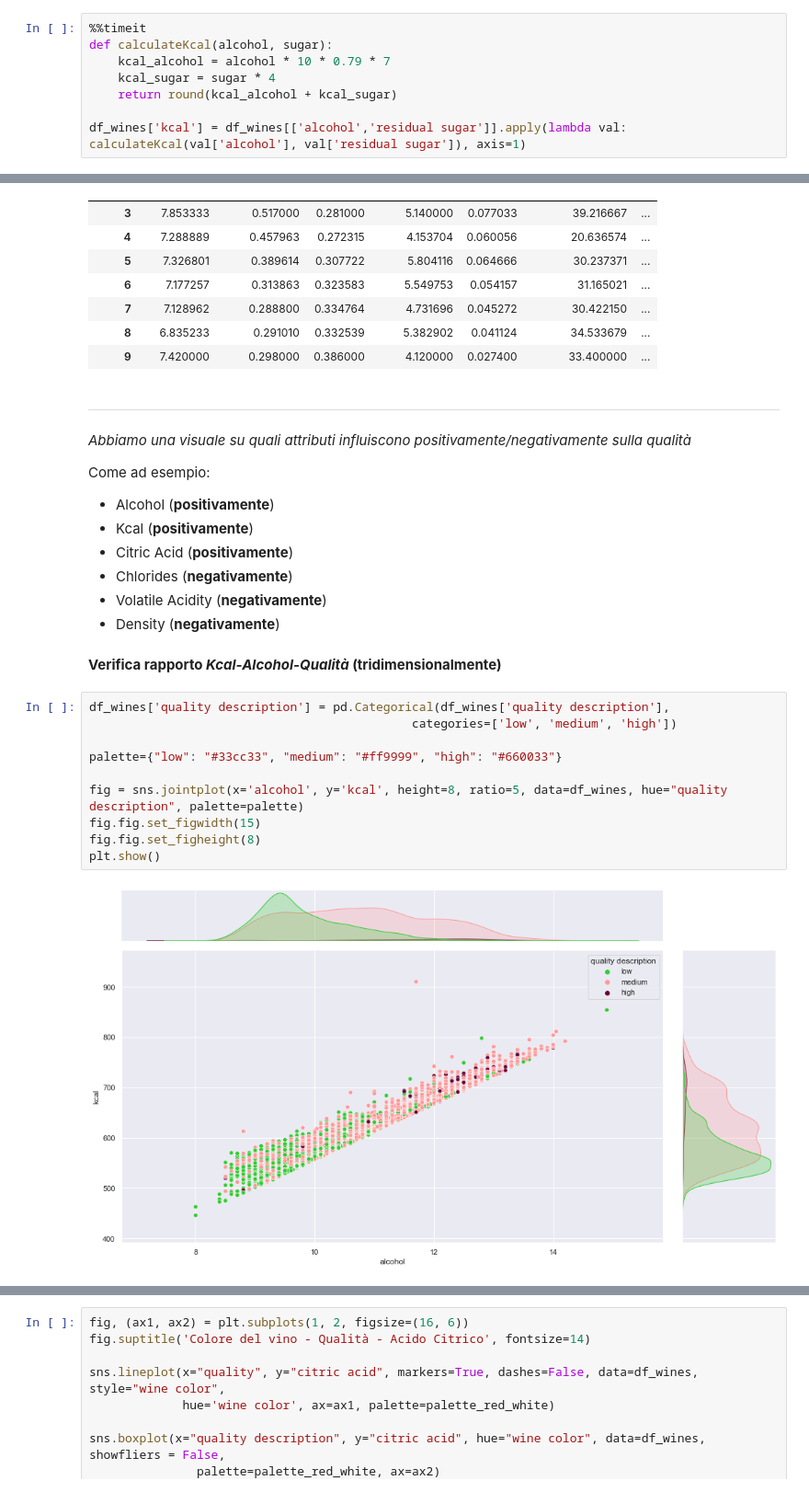
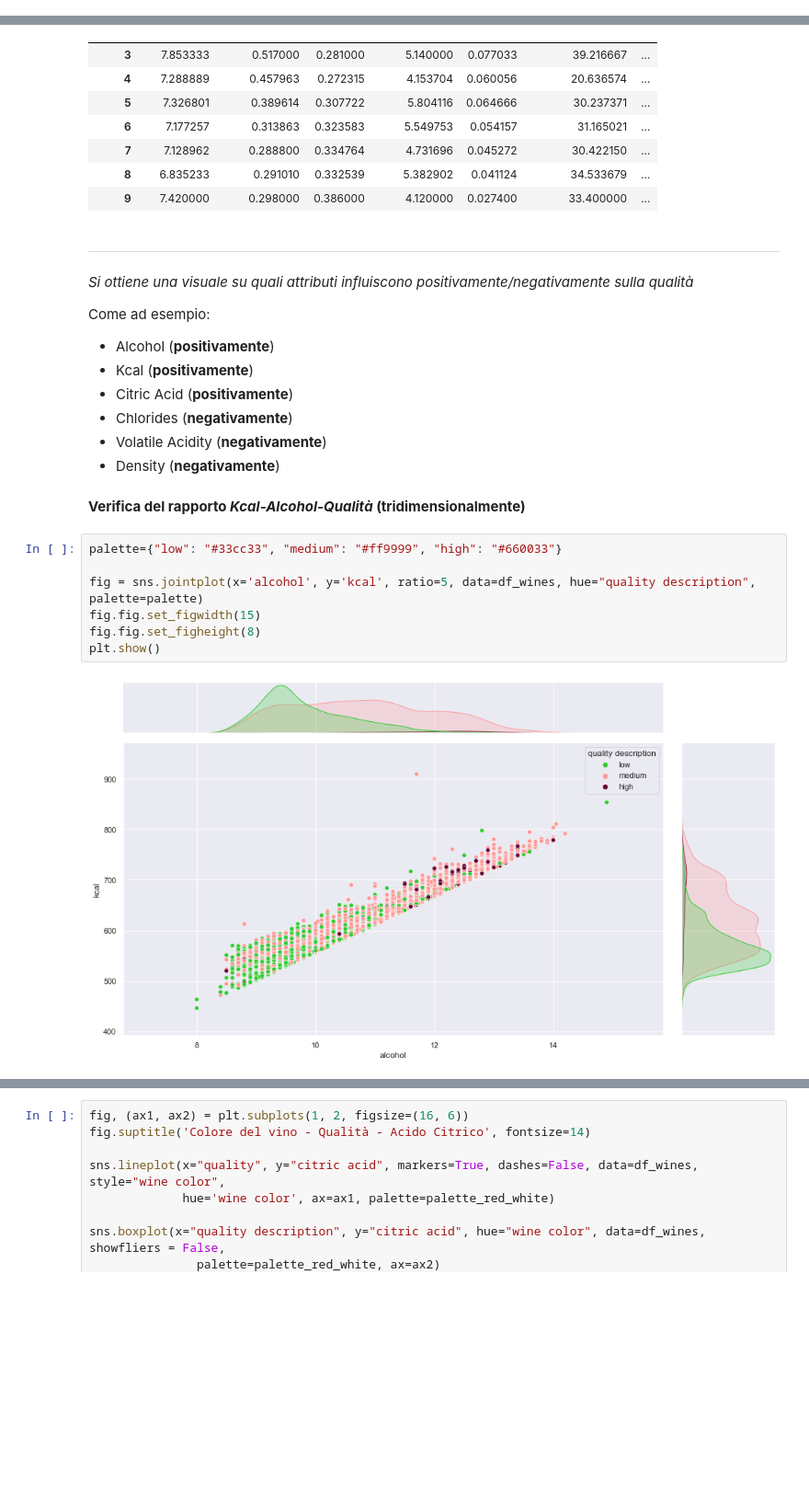
Before and after one commit to enrimon15/datascience-wine-quality, a Jupyter notebook: Wine Analysis.ipynb, the cells around one changed output, grey strips where cells are left out. Shown at 92% size. Cells and saved outputs as stored; diff of their text form; blank space fills up the shorter version.

```diff
--- a/Wine Analysis.ipynb
+++ b/Wine Analysis.ipynb
@@ -317,8 +312,0 @@ df_wines['kcal'] = round(kcal_alcohol + kcal_sugar)
-# %%
-%%timeit
-def calculateKcal(alcohol, sugar):
-    kcal_alcohol = alcohol * 10 * 0.79 * 7
-    kcal_sugar = sugar * 4
-    return round(kcal_alcohol + kcal_sugar)
-
-df_wines['kcal'] = df_wines[['alcohol','residual sugar']].apply(lambda val: calculateKcal(val['alcohol'], val['residual sugar']), axis=1)
@@ -565,7 +552,7 @@ df_wines.groupby('quality').mean()
 # %% [markdown]
 ***
 
-*Abbiamo una visuale su quali attributi influiscono positivamente/negativamente sulla qualità*
+*Si ottiene una visuale su quali attributi influiscono positivamente/negativamente sulla qualità*
 
 Come ad esempio:
 * Alcohol (**positivamente**)
@@ -575,18 +562,15 @@ Come ad esempio:
 * Volatile Acidity (**negativamente**)
 * Density (**negativamente**)
 # %% [markdown]
-**Verifica rapporto *Kcal-Alcohol-Qualità* (tridimensionalmente)**
+**Verifica del rapporto *Kcal-Alcohol-Qualità* (tridimensionalmente)**
 # %%
-df_wines['quality description'] = pd.Categorical(df_wines['quality description'],
-                                             categories=['low', 'medium', 'high'])
-
 palette={"low": "#33cc33", "medium": "#ff9999", "high": "#660033"}
 
-fig = sns.jointplot(x='alcohol', y='kcal', height=8, ratio=5, data=df_wines, hue="quality description", palette=palette)
+fig = sns.jointplot(x='alcohol', y='kcal', ratio=5, data=df_wines, hue="quality description", palette=palette)
 fig.fig.set_figwidth(15)
 fig.fig.set_figheight(8)
 plt.show()
 # %% [output]
-[figure, old version]
+[figure, new version]
 # %% [markdown]
 ***
```
Also changed, not shown: parts of 46 cells of this notebook.
